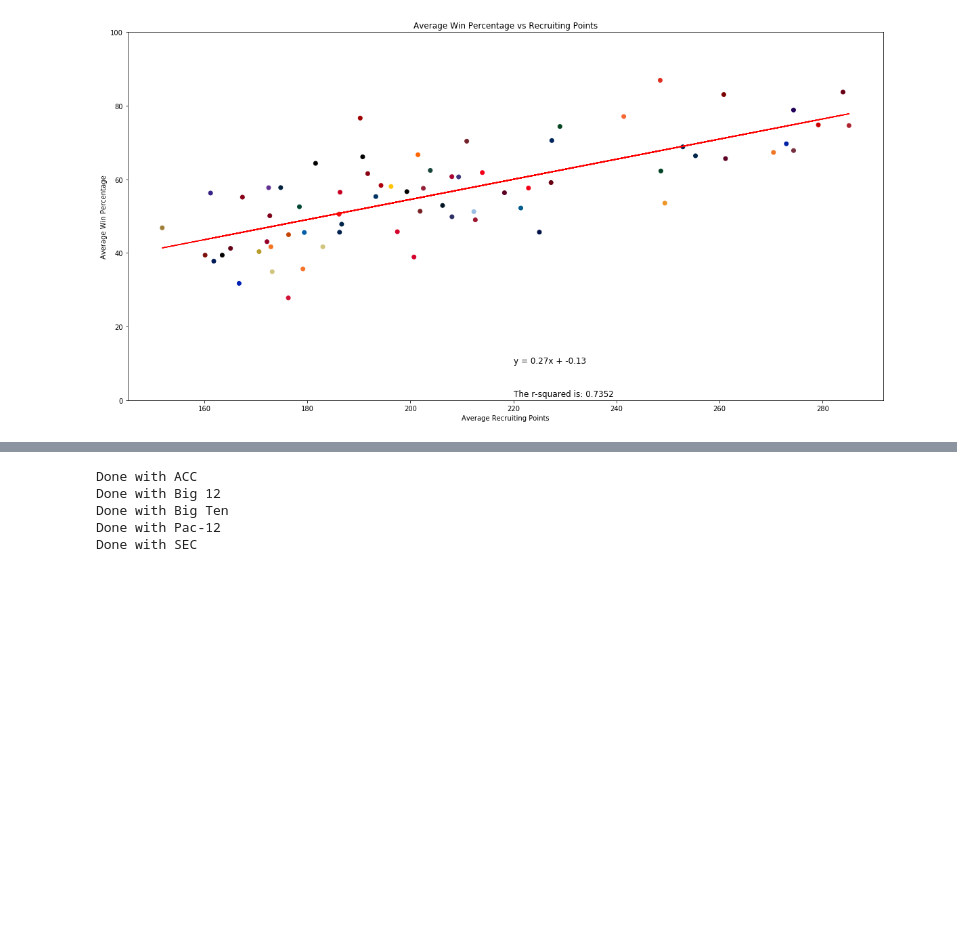
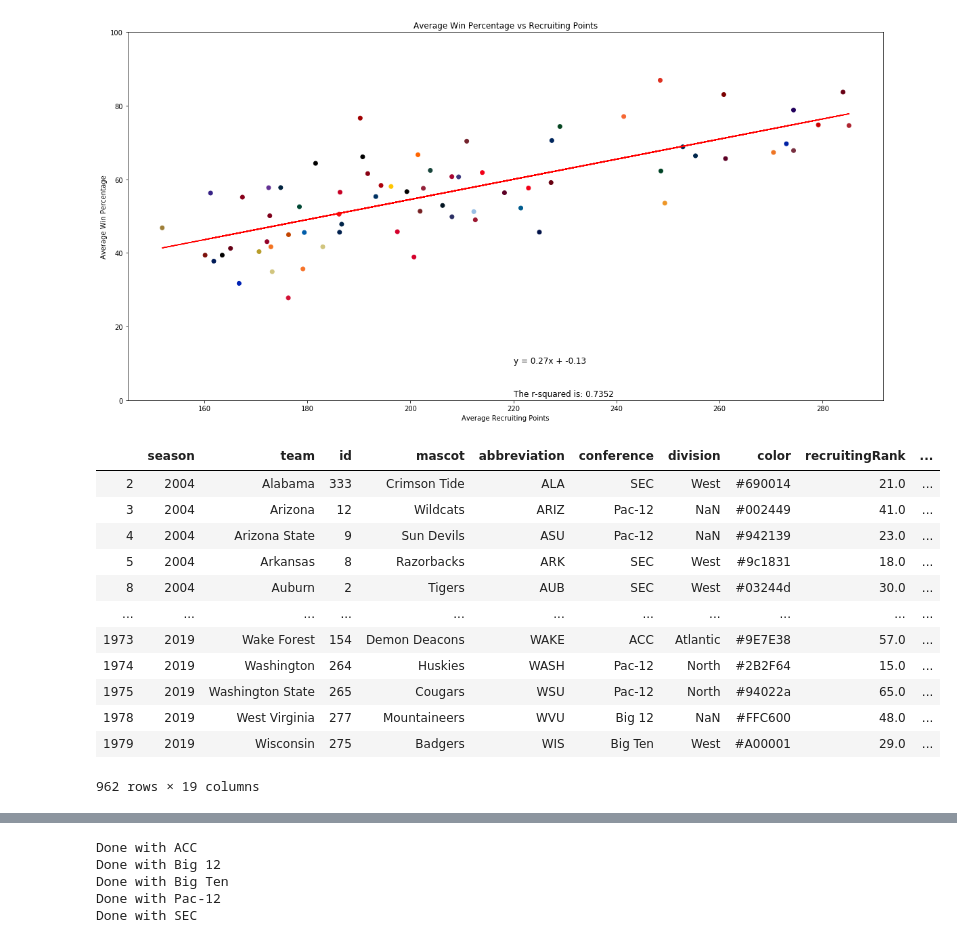
Before and after one commit to bdowd91/Project-1, a Jupyter notebook: recruitingAnalysis.ipynb, the cells around one changed output, grey strips where cells are left out. Saved outputs shown, nothing was run; the diff lists cells and outputs as text; code cells hidden in the pictures; blank space fills up the shorter version.

```diff
--- a/recruitingAnalysis.ipynb
+++ b/recruitingAnalysis.ipynb
@@ -65,3 +65,36 @@ plt.ylim(0,100)
 plt.savefig("Figures/AverageWinPctVsRecruitingPts.png")
 # %% [output]
 [figure]
+# %%
+# bin the years
+bins1 = [2003,2007,2011,2015,2019]
+binlabels1 = ['2004-2007','2008-2011','2012-2015','2016-2019']
+
+bins2 = [2004,2008,2012,2016]
+binlabels2 = ['2005-2008','2009-2012','2013-2016']
+
+bins3 = [2005,2009,2013,2017]
+binlabels3 = ['2006-2009','2010-2013','2014-2017']
+
+bins4 = [2006,2010,2014,2018]
+binlabels4 = ['2007-2010','2011-2014','2015-2018']
+
+comboFrame['bin1'] = pd.cut(comboFrame['season'],bins1,labels=binlabels1)
+comboFrame['bin2'] = pd.cut(comboFrame['season'],bins2,labels=binlabels2)
+comboFrame['bin3'] = pd.cut(comboFrame['season'],bins3,labels=binlabels3)
+comboFrame['bin4'] = pd.cut(comboFrame['season'],bins4,labels=binlabels4)
+comboFrame
+# %% [output]
+|  | season | team | id | mascot | abbreviation | conference | division | color | recruitingRank | ... |
+| 2 | 2004 | Alabama | 333 | Crimson Tide | ALA | SEC | West | #690014 | 21.0 | ... |
+| 3 | 2004 | Arizona | 12 | Wildcats | ARIZ | Pac-12 | NaN | #002449 | 41.0 | ... |
+| 4 | 2004 | Arizona State | 9 | Sun Devils | ASU | Pac-12 | NaN | #942139 | 23.0 | ... |
+| 5 | 2004 | Arkansas | 8 | Razorbacks | ARK | SEC | West | #9c1831 | 18.0 | ... |
+| 8 | 2004 | Auburn | 2 | Tigers | AUB | SEC | West | #03244d | 30.0 | ... |
+| ... | ... | ... | ... | ... | ... | ... | ... | ... | ... | ... |
+| 1973 | 2019 | Wake Forest | 154 | Demon Deacons | WAKE | ACC | Atlantic | #9E7E38 | 57.0 | ... |
+| 1974 | 2019 | Washington | 264 | Huskies | WASH | Pac-12 | North | #2B2F64 | 15.0 | ... |
+| 1975 | 2019 | Washington State | 265 | Cougars | WSU | Pac-12 | North | #94022a | 65.0 | ... |
+| 1978 | 2019 | West Virginia | 277 | Mountaineers | WVU | Big 12 | NaN | #FFC600 | 48.0 | ... |
+| 1979 | 2019 | Wisconsin | 275 | Badgers | WIS | Big Ten | West | #A00001 | 29.0 | ... |
+962 rows × 19 columns
```
Also changed, not shown: parts of 3 cells of this notebook, 1 other file.
